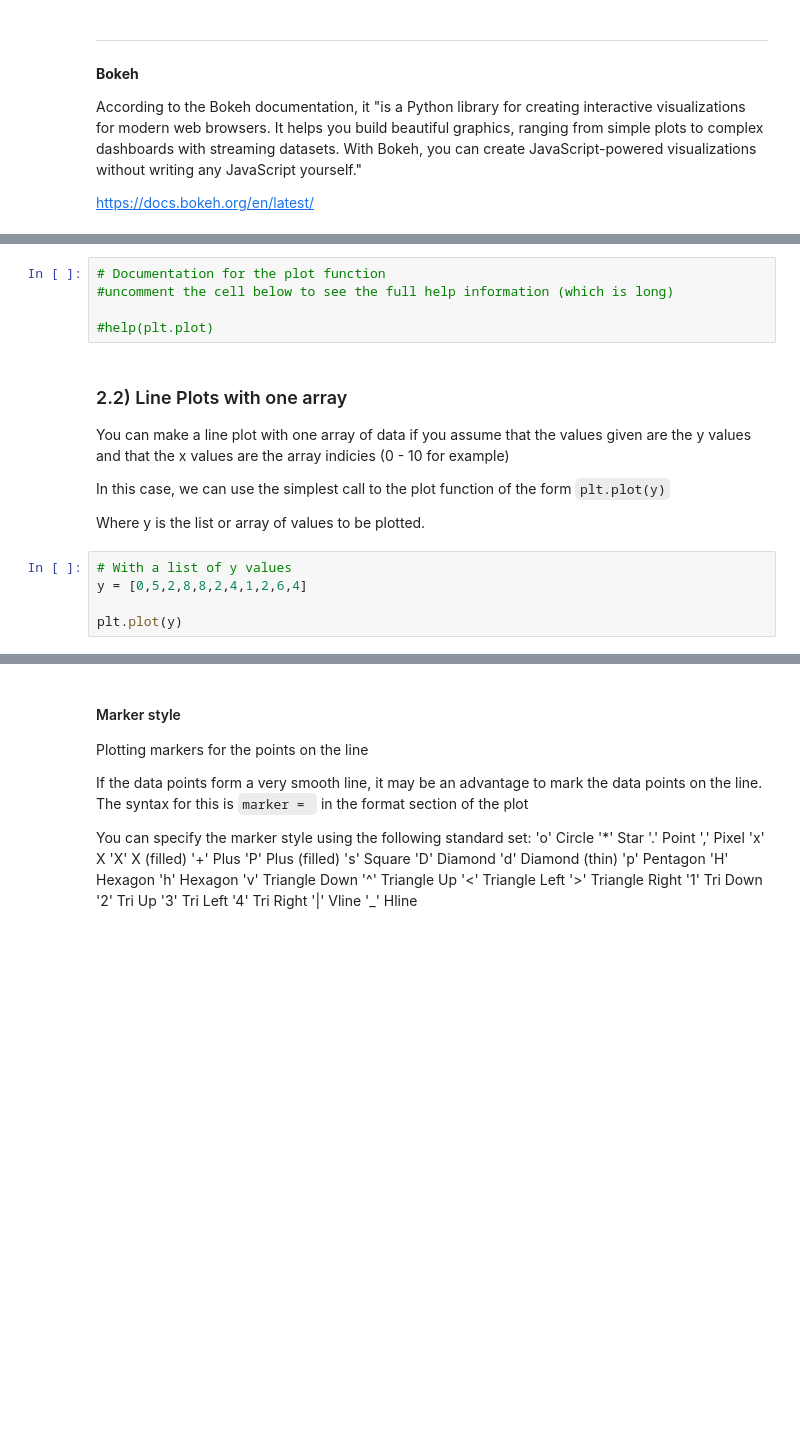
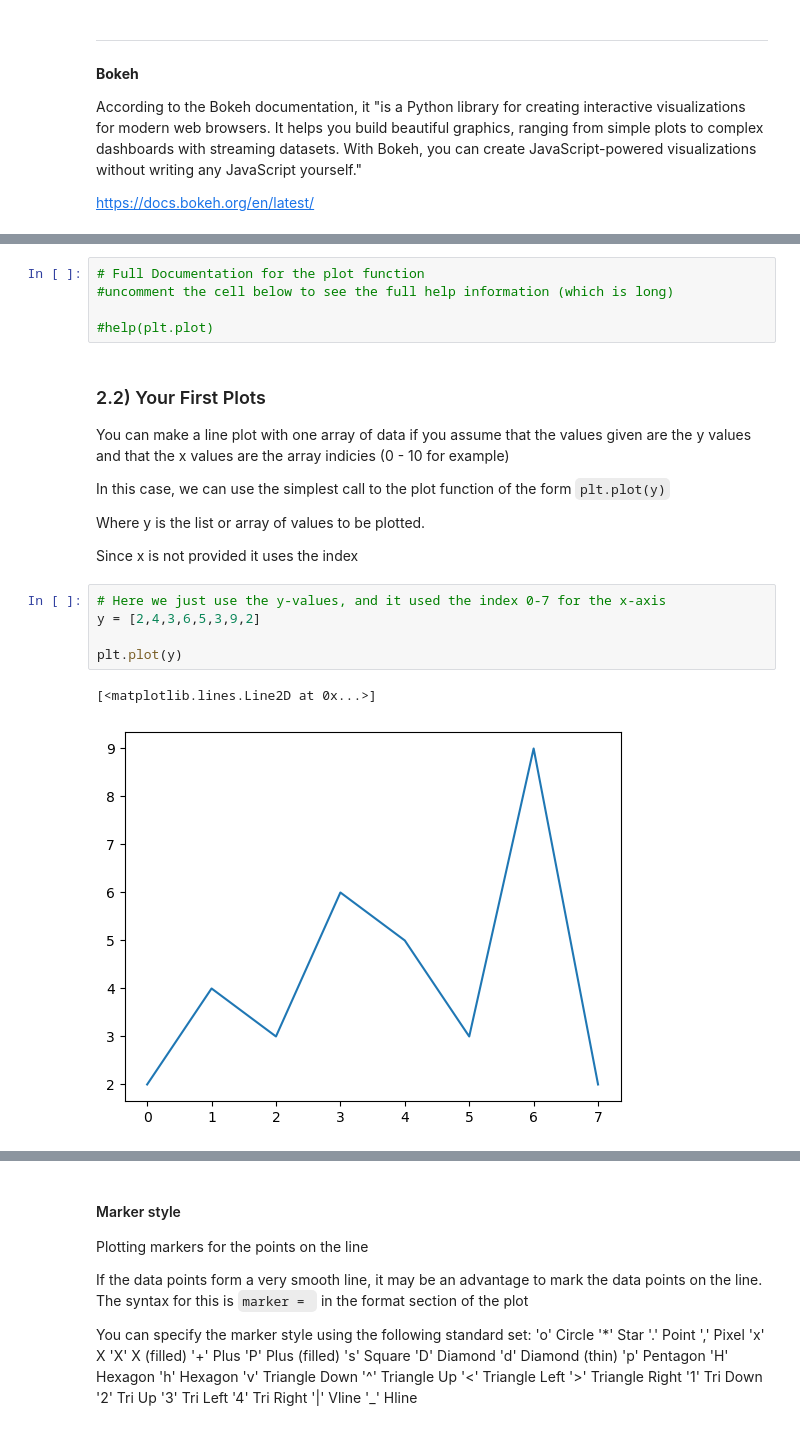
Before and after one commit to drjenncash/SCSU-PAARE-python-intro-tutorials, a Jupyter notebook: Tutorial08_VisualizingData-draft.ipynb, the cells around one changed output, grey strips where cells are left out. Drawn from its saved outputs; the diff is of its cells as text; blank space fills up the shorter version.

```diff
--- a/Tutorial08_VisualizingData-draft.ipynb
+++ b/Tutorial08_VisualizingData-draft.ipynb
@@ -217,12 +163,12 @@ Here is a typical calling signature:
 
 Full Documentation and additional tutorials for this package are available at https://matplotlib.org/stable/api/_as_gen/matplotlib.pyplot.plot.html
 # %%
-# Documentation for the plot function
+# Full Documentation for the plot function
 #uncomment the cell below to see the full help information (which is long)
 
 #help(plt.plot)
 # %% [markdown]
-### 2.2) Line Plots with one array
+### 2.2) Your First Plots
 
 You can make a line plot with one array of data if you assume that the values given are the y values and that the x values are the array indicies (0 - 10 for example)
 
@@ -230,8 +176,13 @@ You can make a line plot with one array of data if you assume that the values gi
 In this case, we can use the simplest call to the plot function of the form `plt.plot(y)`
 
 Where y is the list or array of values to be plotted.
+
+Since x is not provided it uses the index
-# %%
-# With a list of y values
-y = [0,5,2,8,8,2,4,1,2,6,4]
-
-plt.plot(y)
+# %%
+# Here we just use the y-values, and it used the index 0-7 for the x-axis
+y = [2,4,3,6,5,3,9,2]
+
+plt.plot(y)
+# %% [output]
+[<matplotlib.lines.Line2D at 0x...>]
+[figure, added]
```
Also changed, not shown: parts of 60 cells of this notebook.
